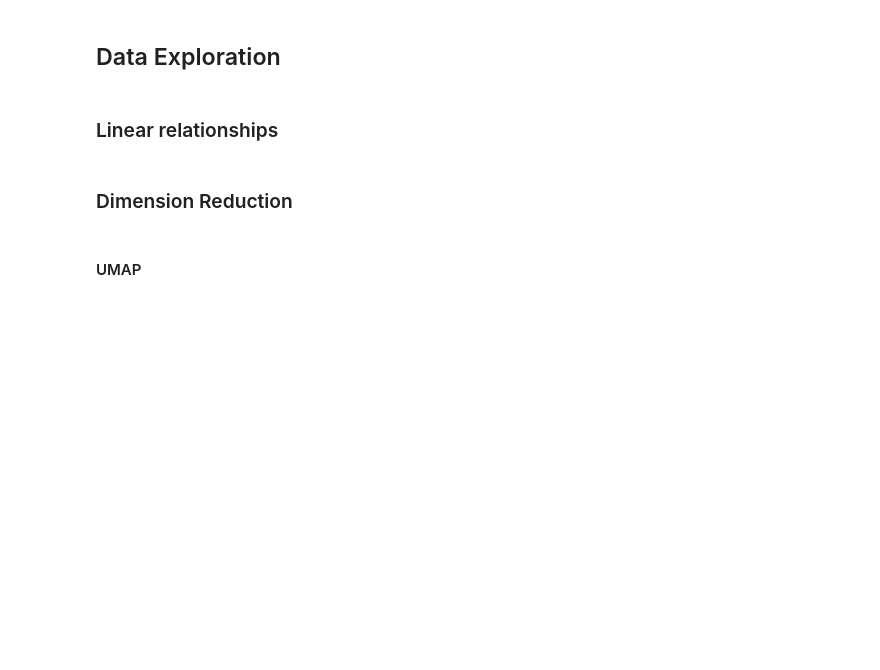
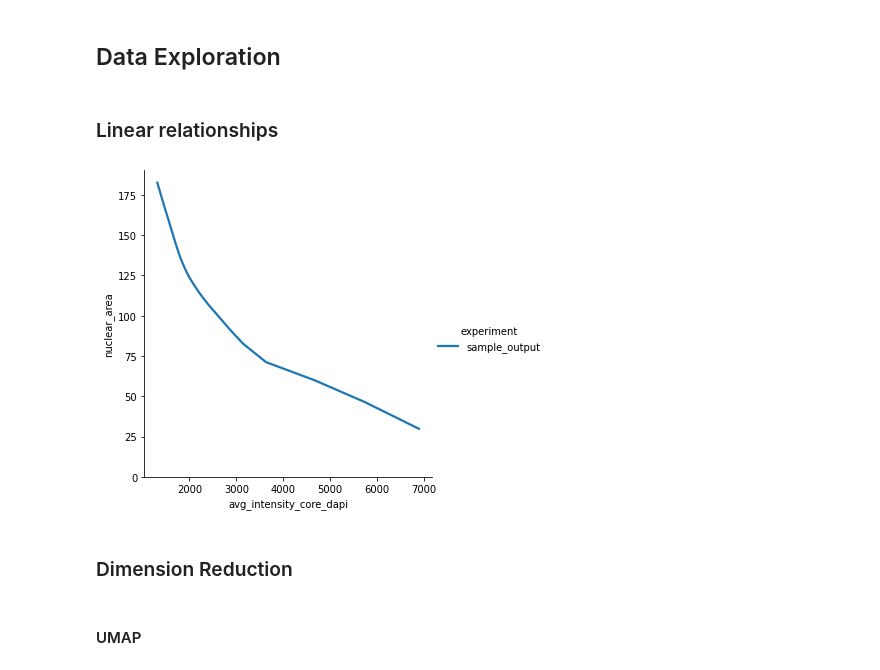
Before and after one commit to f-hamidlab/nuclearpy, a Jupyter notebook: docs/ng_analysis.ipynb, the cells around one changed output. Saved outputs shown, nothing was run; the diff lists cells and outputs as text; code cells hidden in the pictures; blank space fills up the shorter version.

```diff
--- a/docs/ng_analysis.ipynb
+++ b/docs/ng_analysis.ipynb
@@ -463,19 +84,21 @@ plt.show()
 # %% [markdown]
 ### Linear relationships
 # %%
-x = "avg_intensity_dapi" # Change as needed
+x = "avg_intensity_core_dapi" # Change as needed
 y = "nuclear_area" # Change as needed
 
 fig = sns.lmplot(x = x,
                  y = y,
                  data = normData,
                  hue = "experiment",
                  lowess = True,
                  scatter = False
                 )
 #plt.xlim(10,)
 plt.ylim(0,)
 plt.show()
+# %% [output]
+[figure, added]
 # %% [markdown]
 ### Dimension Reduction
 # %%
```
Also changed, not shown: parts of 32 cells of this notebook, 1 other file.
